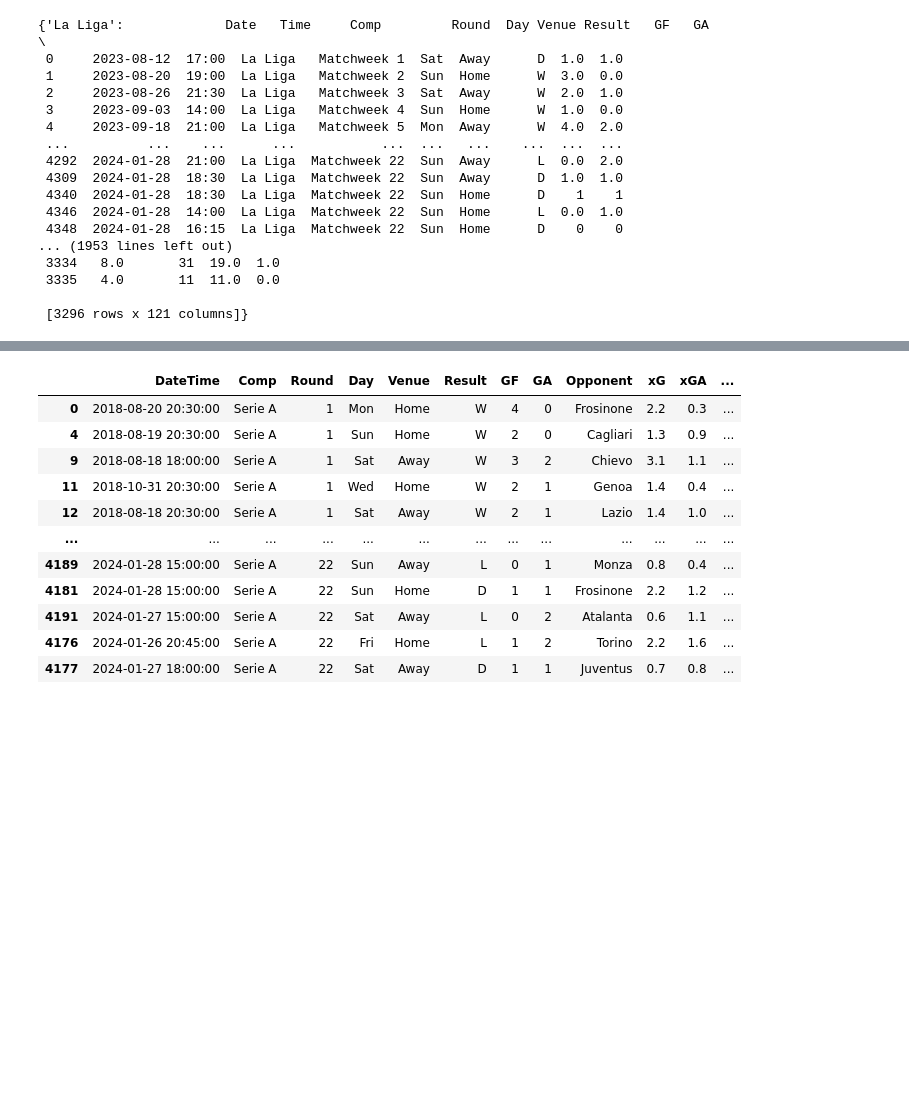
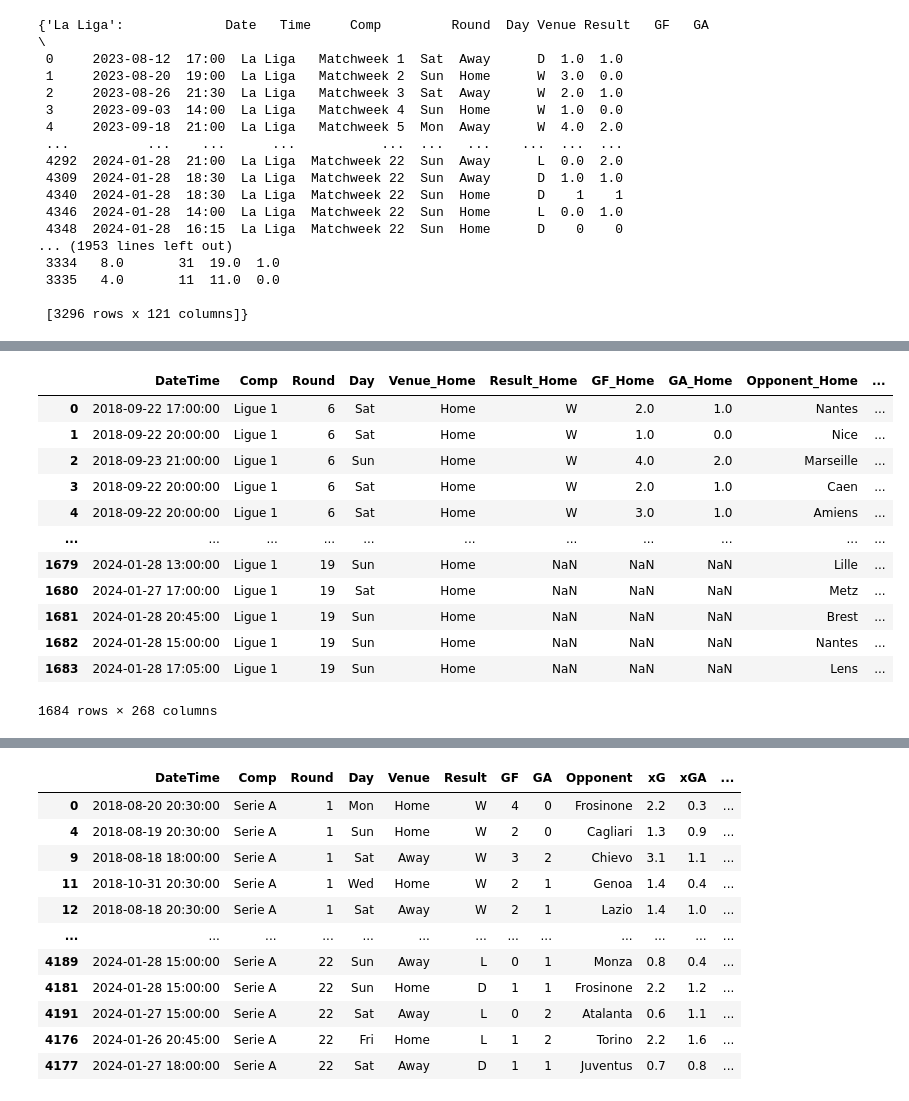
Before and after one commit to alexandreviard/Ligue1Predictor, a Jupyter notebook: POO/POO.ipynb, the cells around one changed output, grey strips where cells are left out. Cells and saved outputs as stored; diff of their text form; code cells hidden in the pictures; blank space fills up the shorter version.

```diff
--- a/POO/POO.ipynb
+++ b/POO/POO.ipynb
@@ -747,0 +690,16 @@ class ProcessingFootball:
+# %%
+A
+# %% [output]
+|  | DateTime | Comp | Round | Day | Venue_Home | Result_Home | GF_Home | GA_Home | Opponent_Home | ... |
+| 0 | 2018-09-22 17:00:00 | Ligue 1 | 6 | Sat | Home | W | 2.0 | 1.0 | Nantes | ... |
+| 1 | 2018-09-22 20:00:00 | Ligue 1 | 6 | Sat | Home | W | 1.0 | 0.0 | Nice | ... |
+| 2 | 2018-09-23 21:00:00 | Ligue 1 | 6 | Sun | Home | W | 4.0 | 2.0 | Marseille | ... |
+| 3 | 2018-09-22 20:00:00 | Ligue 1 | 6 | Sat | Home | W | 2.0 | 1.0 | Caen | ... |
+| 4 | 2018-09-22 20:00:00 | Ligue 1 | 6 | Sat | Home | W | 3.0 | 1.0 | Amiens | ... |
+| ... | ... | ... | ... | ... | ... | ... | ... | ... | ... | ... |
+| 1679 | 2024-01-28 13:00:00 | Ligue 1 | 19 | Sun | Home | NaN | NaN | NaN | Lille | ... |
+| 1680 | 2024-01-27 17:00:00 | Ligue 1 | 19 | Sat | Home | NaN | NaN | NaN | Metz | ... |
+| 1681 | 2024-01-28 20:45:00 | Ligue 1 | 19 | Sun | Home | NaN | NaN | NaN | Brest | ... |
+| 1682 | 2024-01-28 15:00:00 | Ligue 1 | 19 | Sun | Home | NaN | NaN | NaN | Nantes | ... |
+| 1683 | 2024-01-28 17:05:00 | Ligue 1 | 19 | Sun | Home | NaN | NaN | NaN | Lens | ... |
+1684 rows × 268 columns
```
Also changed, not shown: parts of 12 cells of this notebook, 1 other file.
